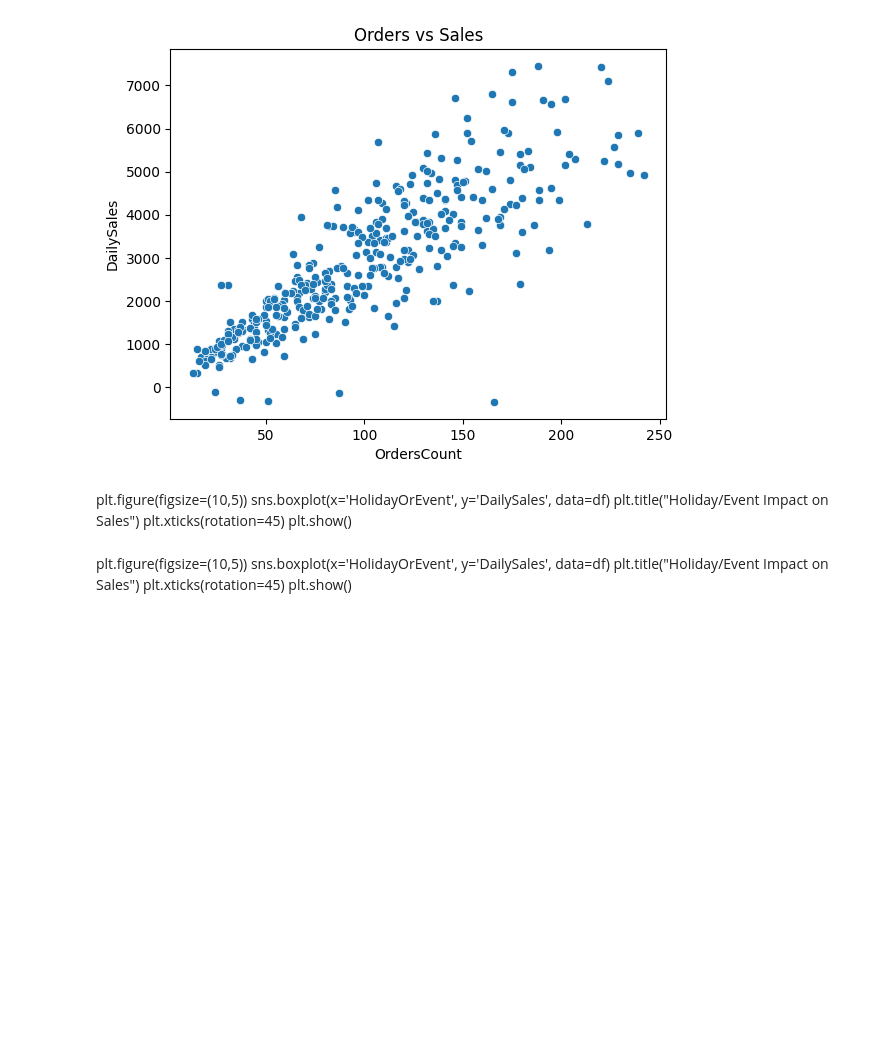
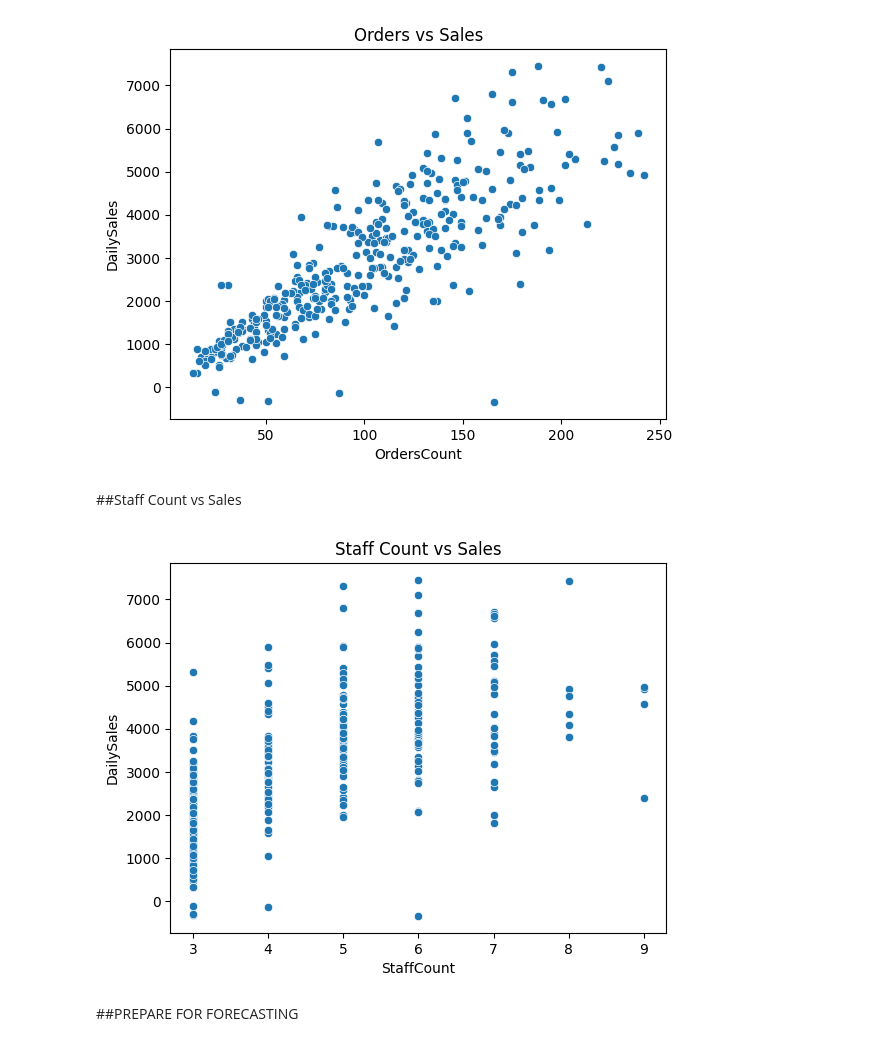
Before and after one commit to Mainabryan/-DropNet-Predicting-University-Dropout-Risk-in-Kenya, a Jupyter notebook: Retail_Sales_machine_leanring_project.ipynb, the cells around one changed output. Drawn from its saved outputs; the diff is of its cells as text; code cells hidden in the pictures; blank space fills up the shorter version.

```diff
--- a/Retail_Sales_machine_leanring_project.ipynb
+++ b/Retail_Sales_machine_leanring_project.ipynb
@@ -202,15 +202,13 @@ plt.title("Orders vs Sales")
 plt.show()
 # %% [output]
 [figure]
-# %% [markdown]
-plt.figure(figsize=(10,5))
-sns.boxplot(x='HolidayOrEvent', y='DailySales', data=df)
-plt.title("Holiday/Event Impact on Sales")
-plt.xticks(rotation=45)
-plt.show()
-# %% [markdown]
-plt.figure(figsize=(10,5))
-sns.boxplot(x='HolidayOrEvent', y='DailySales', data=df)
-plt.title("Holiday/Event Impact on Sales")
-plt.xticks(rotation=45)
-plt.show()
+# %% [markdown]
+##Staff Count vs Sales
+# %%
+sns.scatterplot(x='StaffCount', y='DailySales', data=data)
+plt.title("Staff Count vs Sales")
+plt.show()
+# %% [output]
+[figure, added]
+# %% [markdown]
+##PREPARE FOR FORECASTING
```
Also changed, not shown: parts of 5 cells of this notebook.
